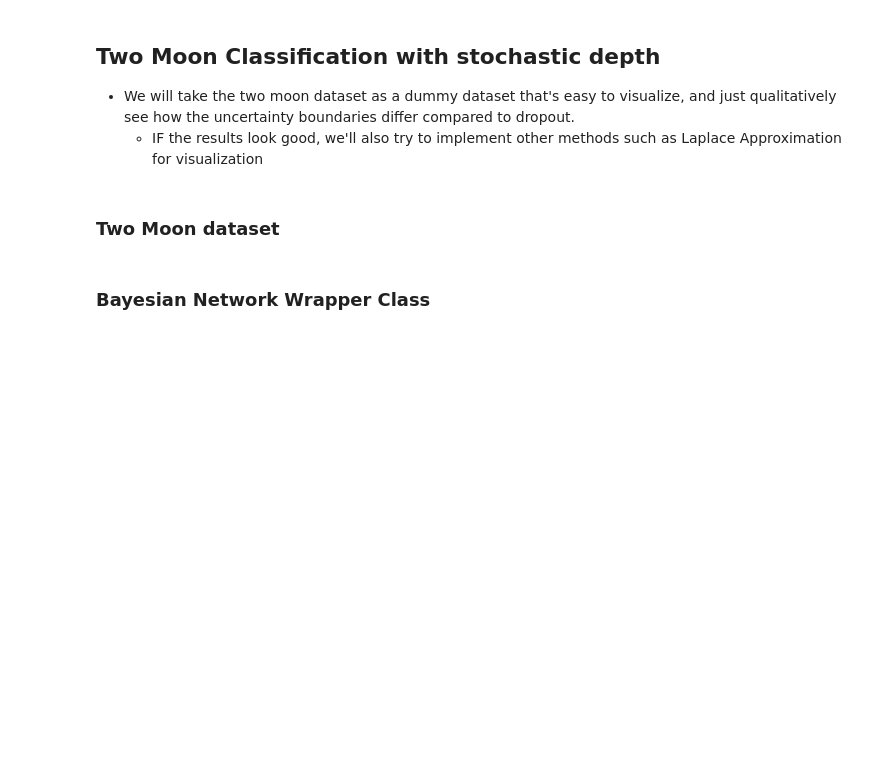
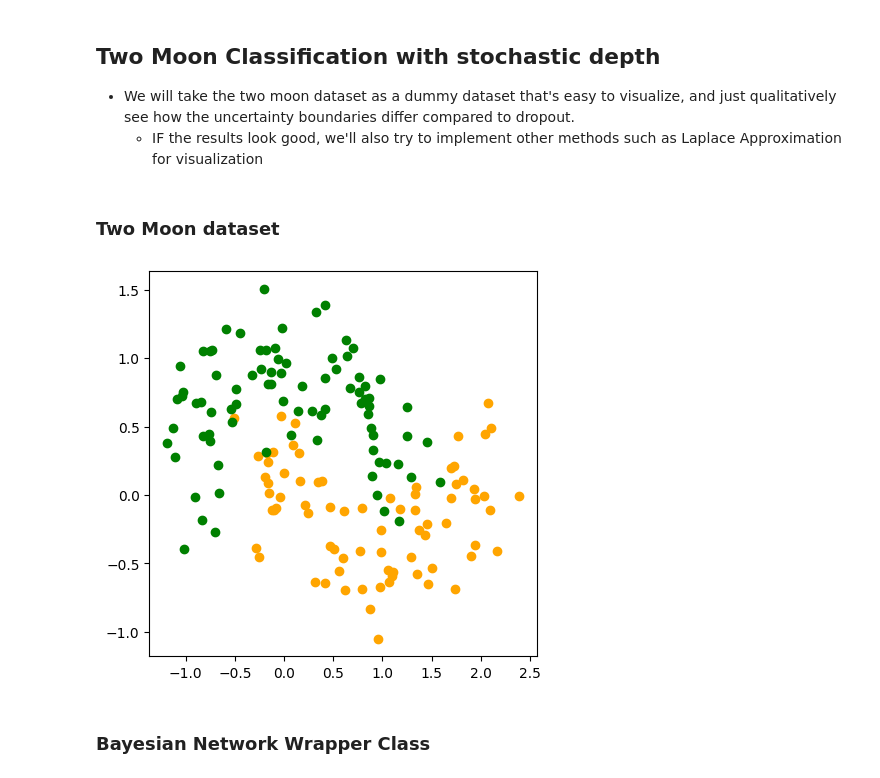
Before and after one commit to LeonY117/Bayes-Stochastic-Depth, a Jupyter notebook: notebooks/two_moon.ipynb, the cells around one changed output. Saved outputs shown, nothing was run; the diff lists cells and outputs as text; code cells hidden in the pictures; blank space fills up the shorter version.

Commit message:
add training and some results

```diff
--- a/notebooks/two_moon.ipynb
+++ b/notebooks/two_moon.ipynb
@@ -15,14 +17,35 @@ from torch import Tensor
 from typing import List, Tuple
 # %% [markdown]
 ### Two Moon dataset
-# %%
-X, Y = make_moons(n_samples=100, shuffle=True, noise=0.1, random_state=1)
-X, Y = torch.tensor(X, dtype=torch.float32), torch.tensor(Y, dtype=torch.float32)
-
-
-def plot_two_moons(X, Y):
-    for i in range(len(X)):
-        plt.scatter(X[i, 0], X[i, 1], c="orange" if Y[i] == 1 else "green")
+# %%
+def split_dataset(X, Y, train_ratio=0.8):
+    n = len(X)
+    n_train = int(n * train_ratio)
+    indices = torch.randperm(n)
+    train_indices, test_indices = indices[:n_train], indices[n_train:]
+    X_train, Y_train = X[train_indices], Y[train_indices]
+    X_test, Y_test = X[test_indices], Y[test_indices]
+
+    return X_train, Y_train, X_test, Y_test
+
+
+def plot_two_moons(X, Y):
+    plt.figure(figsize=(5, 5))
+    for i in range(len(X)):
+        plt.scatter(X[i, 0], X[i, 1], c="orange" if Y[i] == 1 else "green")
+
+    # plt.axis("off")
+
+
+X, Y = make_moons(n_samples=200, shuffle=True, noise=0.25, random_state=1)
+X, Y = torch.tensor(X, dtype=torch.float32), torch.tensor(Y, dtype=torch.float32)
+# X = nn.functional.normalize(X, dim=0)
+
+X_train, Y_train, X_test, Y_test = split_dataset(X, Y, 0.8)
+
+plot_two_moons(X_train, Y_train)
+# %% [output]
+[figure, added]
 # %% [markdown]
 ### Bayesian Network Wrapper Class
 # %%
```
Also changed, not shown: parts of 8 cells of this notebook.
